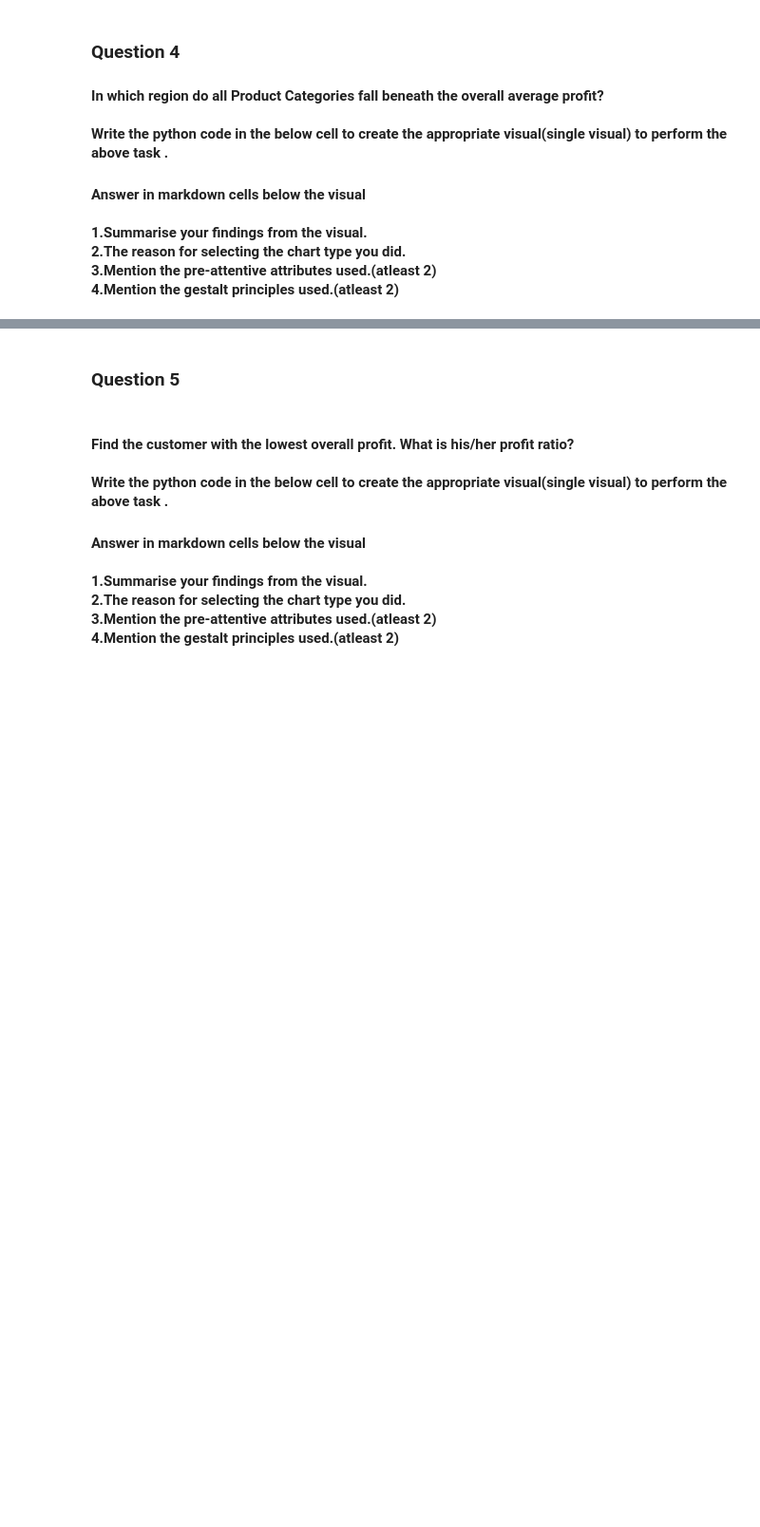
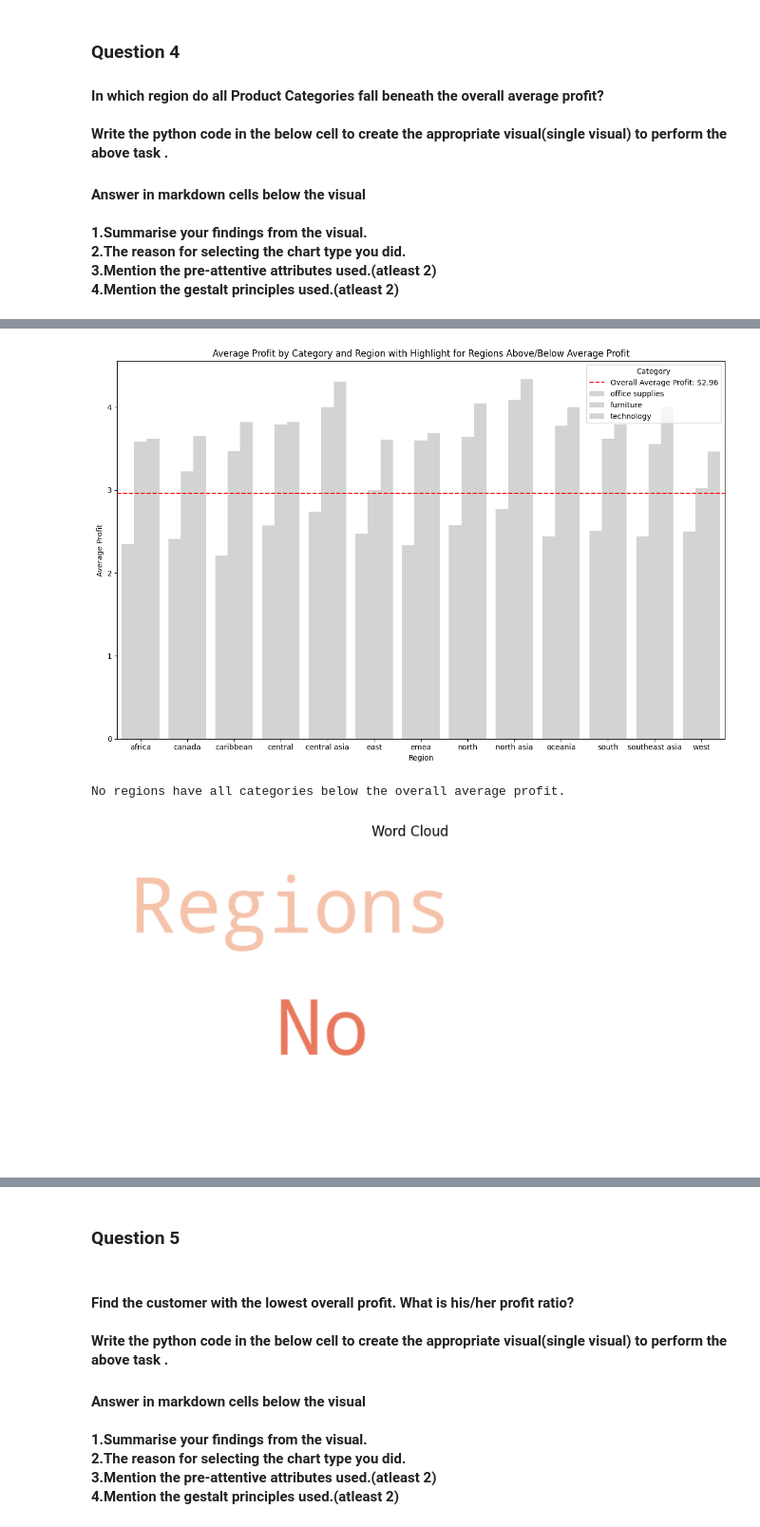
Before and after one commit to VasmiSudarshini/Data_Visualisation_BITS, a Jupyter notebook: dvi-a2-ps5-wb.ipynb, the cells around one changed output, grey strips where cells are left out. Shown at 95% size. Cells and saved outputs as stored; diff of their text form; code cells hidden in the pictures; blank space fills up the shorter version.

```diff
--- a/dvi-a2-ps5-wb.ipynb
+++ b/dvi-a2-ps5-wb.ipynb
@@ -833,3 +896,74 @@ plt.show()
+# %%
+from wordcloud import WordCloud
+import matplotlib.pyplot as plt
+
+# Calculate the overall average profit
+overall_avg_profit = data['Profit'].mean()
+
+# Find average profit by region and category
+region_category_avg_profit = data.groupby(['Region', 'Category'])['Profit'].mean().reset_index()
+
+# Identify regions where all categories have an average profit above the overall average profit
+regions_all_above_avg = region_category_avg_profit.groupby('Region').apply(lambda df: (df['Profit'] > overall_avg_profit).all()).reset_index()
+regions_all_above_avg.columns = ['Region', 'All_Categories_Above_Avg']
+
+# Merge the regions_all_above_avg into the region_category_avg_profit dataframe
+region_category_avg_profit = pd.merge(region_category_avg_profit, regions_all_above_avg, on='Region')
+
+# Define colors for regions
+region_category_avg_profit['Color'] = region_category_avg_profit['All_Categories_Above_Avg'].map({True: '#a2d5a2', False: '#d3d3d3'})  # Lighter grey
+
+# Sort the data by 'Region' and 'Profit' to arrange bars in order of increasing average profit within each region
+region_category_avg_profit = region_category_avg_profit.sort_values(by=['Region', 'Profit'])
+
+# Plotting
+plt.figure(figsize=(12, 8))
+
+# Create a bar plot with regions on the x-axis and average profit by category
+ax = sns.barplot(x='Region', y='Profit', hue='Category', data=region_category_avg_profit, palette=region_category_avg_profit['Color'], dodge=True)
+
+# Add horizontal line for overall average profit
+plt.axhline(overall_avg_profit, color='red', linestyle='--', label=f'Overall Average Profit: ${overall_avg_profit:.2f}')
+
+# Add labels and title
+plt.title('Average Profit by Category and Region with Highlight for Regions Above/Below Average Profit')
+plt.xlabel('Region')
+plt.ylabel('Average Profit')
+plt.xticks(rotation=0)
+plt.legend(title='Category')
+
+# Show the plot
+plt.tight_layout()
+plt.show()
+
+# Check if any region has all categories below the average profit
+regions_below_avg = region_category_avg_profit.groupby('Region').apply(lambda df: (df['Profit'] < overall_avg_profit).all()).reset_index()
+regions_below_avg.columns = ['Region', 'All_Categories_Below_Avg']
+
+regions_with_all_below_avg = regions_below_avg[regions_below_avg['All_Categories_Below_Avg']]
+if regions_with_all_below_avg.empty:
+    print("No regions have all categories below the overall average profit.")
+
+    # Generate and display the word cloud
+    wordcloud_text = "No Regions"
+    wordcloud_frequency = {'No': 100, 'Regions': 100}  # Equal frequency for both words
+
+    # Create the word cloud
+    wordcloud = WordCloud(width=800, height=400, background_color='white', colormap='coolwarm', max_font_size=100, prefer_horizontal=0.5).generate_from_frequencies(wordcloud_frequency)
+
+    # Plot the word cloud
+    plt.figure(figsize=(10, 5))
+    plt.imshow(wordcloud, interpolation='bilinear')
+    plt.axis('off')
+    plt.title('Word Cloud')
+    plt.show()
+
+else:
+    print(f"Regions where all categories fall beneath the overall average profit: {', '.join(regions_with_all_below_avg['Region'].tolist())}")
+# %% [output]
+[figure, added]
+No regions have all categories below the overall average profit.
+[figure, added]
 # %% [markdown]
 ### 1.Summary of findings from the visual.
 
```
Also changed, not shown: parts of 12 cells of this notebook.
